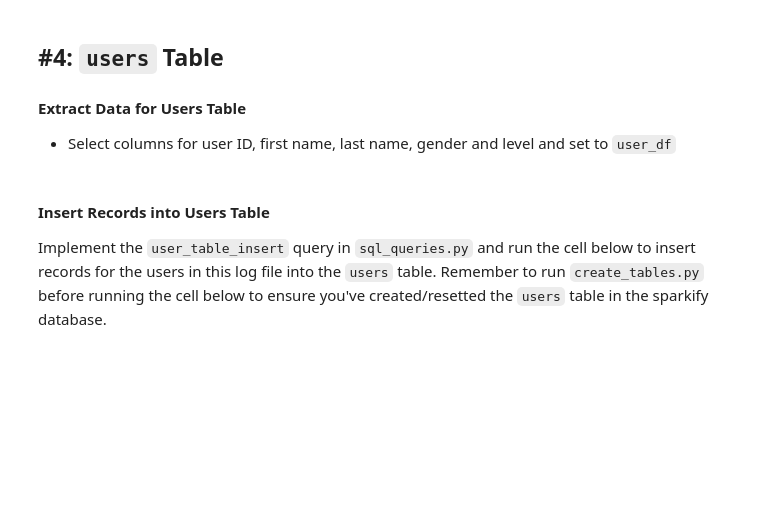
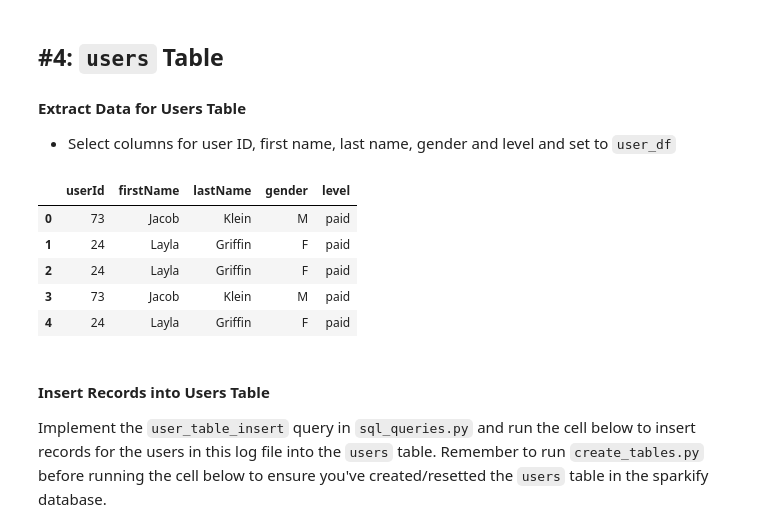
Before and after one commit to jcsastre/udacity-data-engineer-project-data-modeling-relational, a Jupyter notebook: etl.ipynb, the cells around one changed output. Cells and saved outputs as stored; diff of their text form; code cells hidden in the pictures; blank space fills up the shorter version.

```diff
--- a/etl.ipynb
+++ b/etl.ipynb
@@ -105,3 +103,5 @@ log_files =
+# %%
+log_files = get_files('data/log_data')
 # %%
-filepath =
+filepath = log_files[0]
 # %%
@@ -147,3 +173,13 @@ user_df =
+# %%
+user_df = df[['userId', 'firstName', 'lastName', 'gender', 'level']]
+user_df.head()
+# %% [output]
+|  | userId | firstName | lastName | gender | level |
+| 0 | 73 | Jacob | Klein | M | paid |
+| 1 | 24 | Layla | Griffin | F | paid |
+| 2 | 24 | Layla | Griffin | F | paid |
+| 3 | 73 | Jacob | Klein | M | paid |
+| 4 | 24 | Layla | Griffin | F | paid |
 # %% [markdown]
 #### Insert Records into Users Table
 Implement the `user_table_insert` query in `sql_queries.py` and run the cell below to insert records for the users in this log file into the `users` table. Remember to run `create_tables.py` before running the cell below to ensure you've created/resetted the `users` table in the sparkify database.
```
Also changed, not shown: parts of 11 cells of this notebook, 3 other files.
